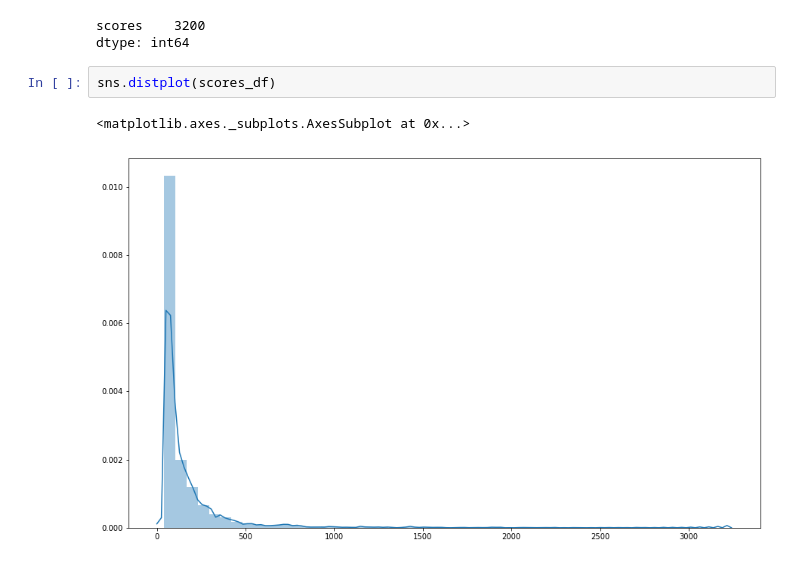
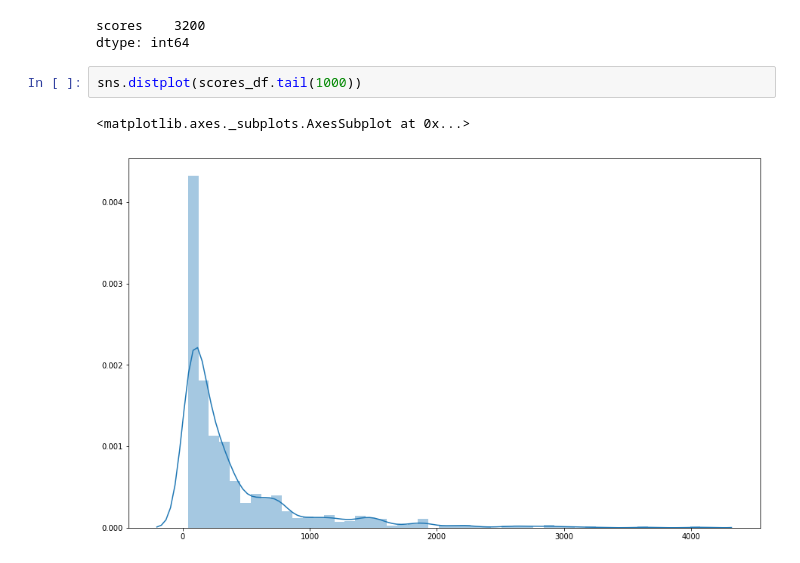
Before and after one commit to ravi72munde/Chrome-Dino-Reinforcement-Learning-GPU, a Jupyter notebook: Visualize training_depricated.ipynb, the cells around one changed output. Saved outputs shown, nothing was run; the diff lists cells and outputs as text.

```diff
--- a/Visualize training_depricated.ipynb
+++ b/Visualize training_depricated.ipynb
@@ -81,7 +81,7 @@ scores_df.max()
 scores    3200
 dtype: int64
 # %%
-sns.distplot(scores_df)
+sns.distplot(scores_df.tail(1000))
 # %% [output]
 <matplotlib.axes._subplots.AxesSubplot at 0x...>
-[figure, old version]
+[figure, new version]
```
Also changed, not shown: parts of 4 cells of this notebook, 9 other files.
